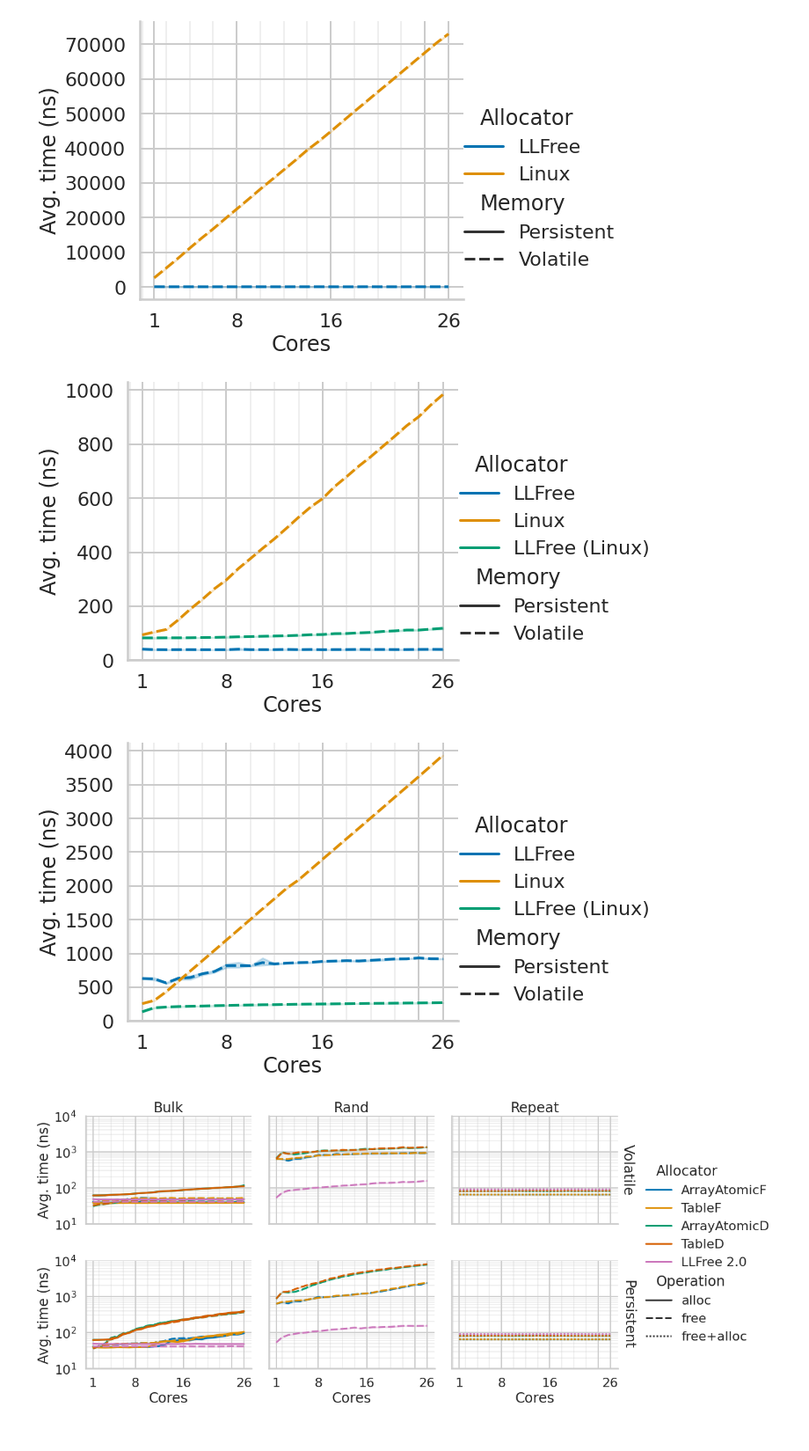
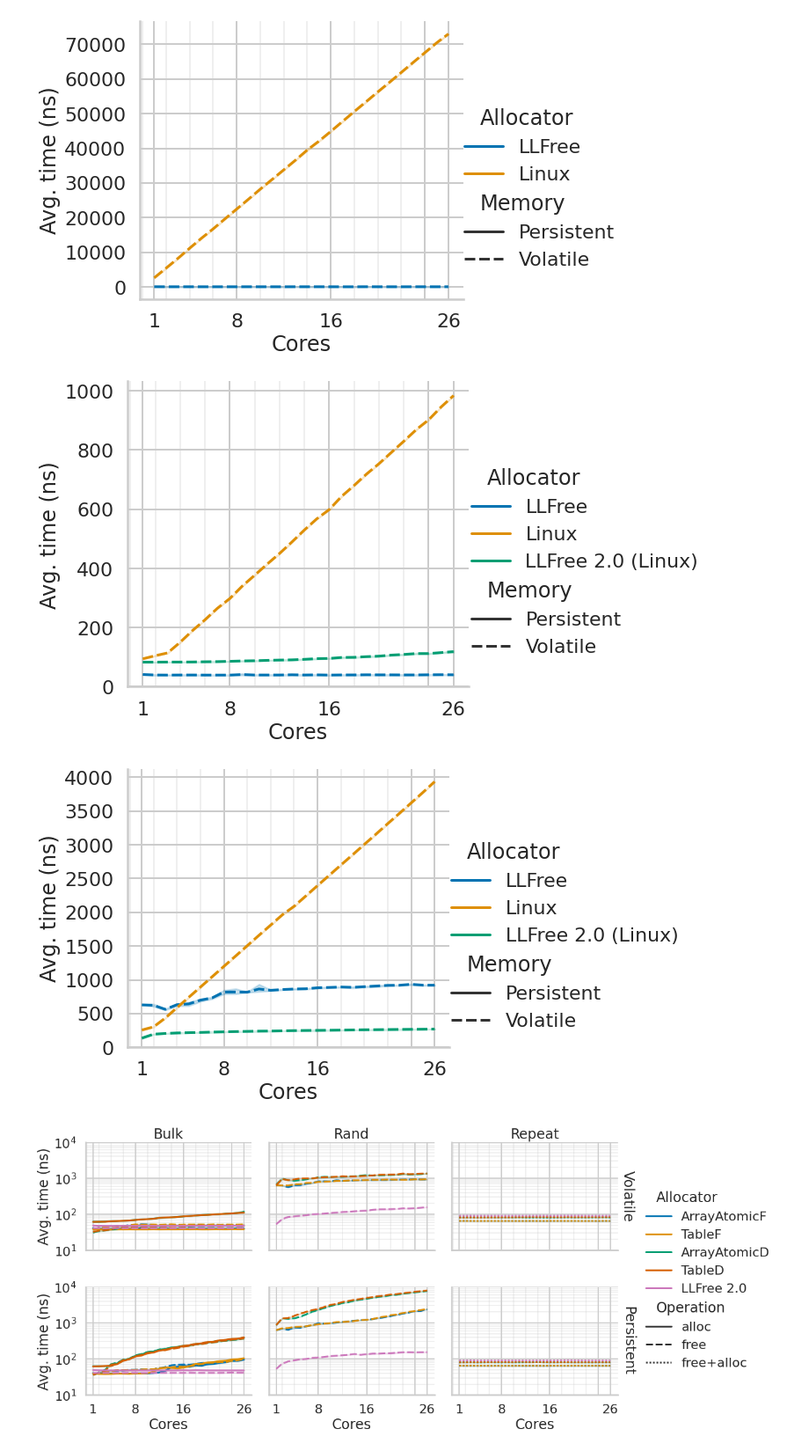
Before and after one commit to luhsra/llfree-bench, a Jupyter notebook: allocator_legacy.ipynb, the cells around one changed output. Shown at 88% size. Drawn from its saved outputs; the diff is of its cells as text; code cells hidden in the pictures.

Commit message:
:sparkles: Improved alloc naming

```diff
--- a/allocator_legacy.ipynb
+++ b/allocator_legacy.ipynb
@@ -81,7 +81,7 @@ data_bu["Allocator"] = "Linux"
 data_bu["Memory"] = "Volatile"
 
 data_ll = read_all_bench(ll_c, [0, 9])
-data_ll["Allocator"] = "LLFree (Linux)"
+data_ll["Allocator"] = "LLFree 2.0 (Linux)"
 data_ll["Memory"] = "Volatile"
 
 
@@ -263,7 +263,7 @@ this_pgd = pd.concat([
         & (pgd["order"] == 0)
         & (pgd["Operation"] == "alloc")],
     pgd[(pgd["Memory"] == "Volatile")
-        & (pgd["Allocator"] == "LLFree (Linux)")
+        & (pgd["Allocator"] == "LLFree 2.0 (Linux)")
         & (pgd["bench"] == "Bulk")
         & (pgd["order"] == 0)
         & (pgd["Operation"] == "alloc")],
@@ -285,40 +285,40 @@ with sns.plotting_context("poster"):
     g.set(xlabel="Cores")
     g.figure.savefig("out/legacy_bulk_new.pdf")
 # %% [output]
-[figure, old version]
+[figure, new version]
 # %%
 this_pgd = pd.concat([
     pgd[(pgd["Memory"] == "Volatile")
         & (pgd["Allocator"] == "LLFree")
         & (pgd["bench"] == "Rand")
         & (pgd["order"] == 0)],
     pgd[(pgd["Memory"] == "Volatile")
         & (pgd["Allocator"] == "Linux")
         & (pgd["bench"] == "Rand")
         & (pgd["order"] == 0)],
     pgd[(pgd["Memory"] == "Volatile")
-        & (pgd["Allocator"] == "LLFree (Linux)")
+        & (pgd["Allocator"] == "LLFree 2.0 (Linux)")
         & (pgd["bench"] == "Rand")
         & (pgd["order"] == 0)],
 ])
 
 with sns.plotting_context("poster"):
     g = sns.relplot(kind="line", data=this_pgd, aspect=1.3, height=6,
                     x="cores", y="time", hue="Allocator", style_order=["Persistent", "Volatile"], style="Memory")
 
     g.set(ylim=(0, None))
     g.set(xticks=[1, 8, 16, 24, 26])
     for ax in g.axes:
         for ax in ax:
             ax.set_xticks(list(range(0, 27, 2)), minor=True)
             ax.grid(which="minor", alpha=0.3)
     g.set(xticklabels=[1, 8, 16, "", 26])
 
     g.set(ylabel="Avg. time (ns)")
     g.set(xlabel="Cores")
     g.figure.savefig("out/legacy_rand_new.pdf")
 # %% [output]
-[figure, old version]
+[figure, new version]
 # %%
 data_l_v = read_all_bench(legacy_volatile_cores, [0])
 data_l_v["Memory"] = "Volatile"
```
Also changed, not shown: 3 other files.
